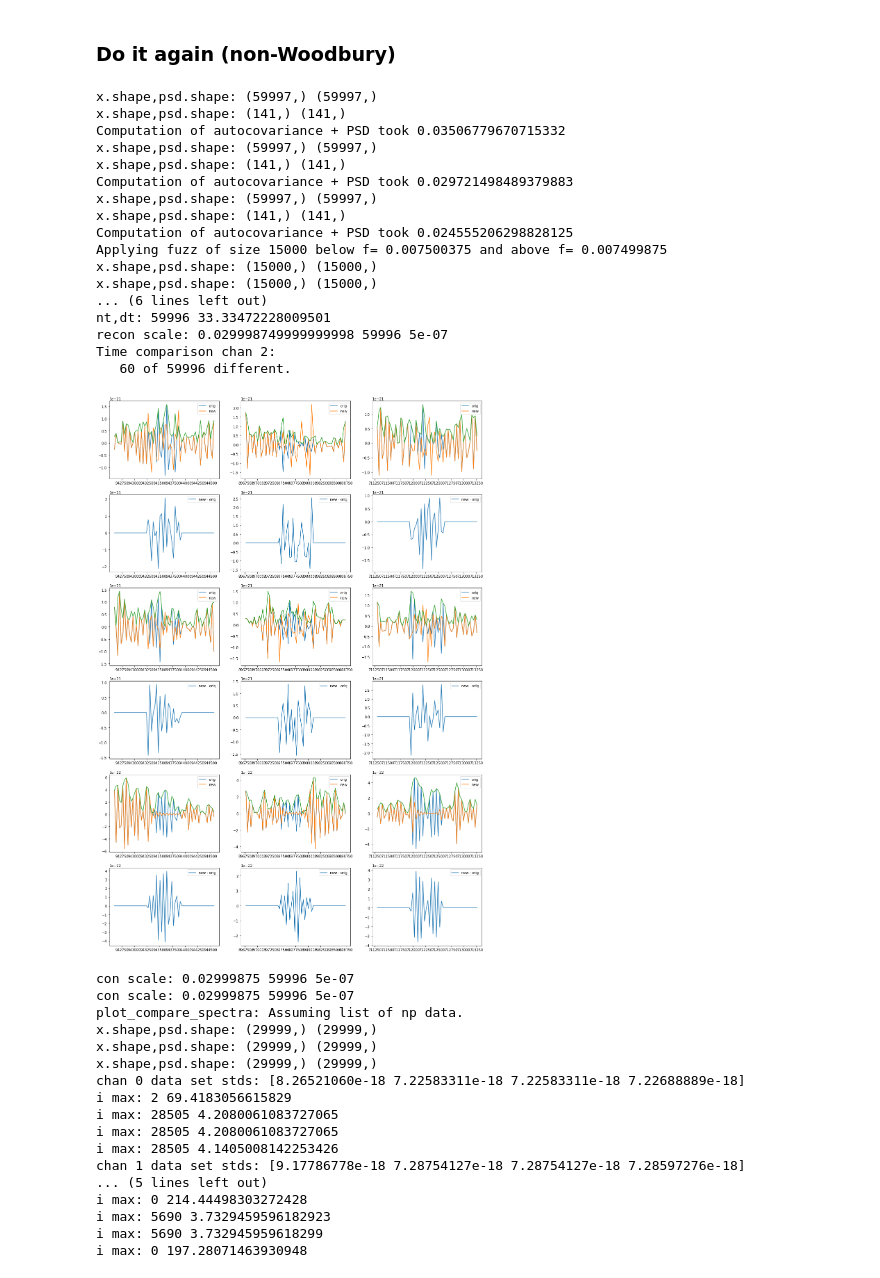
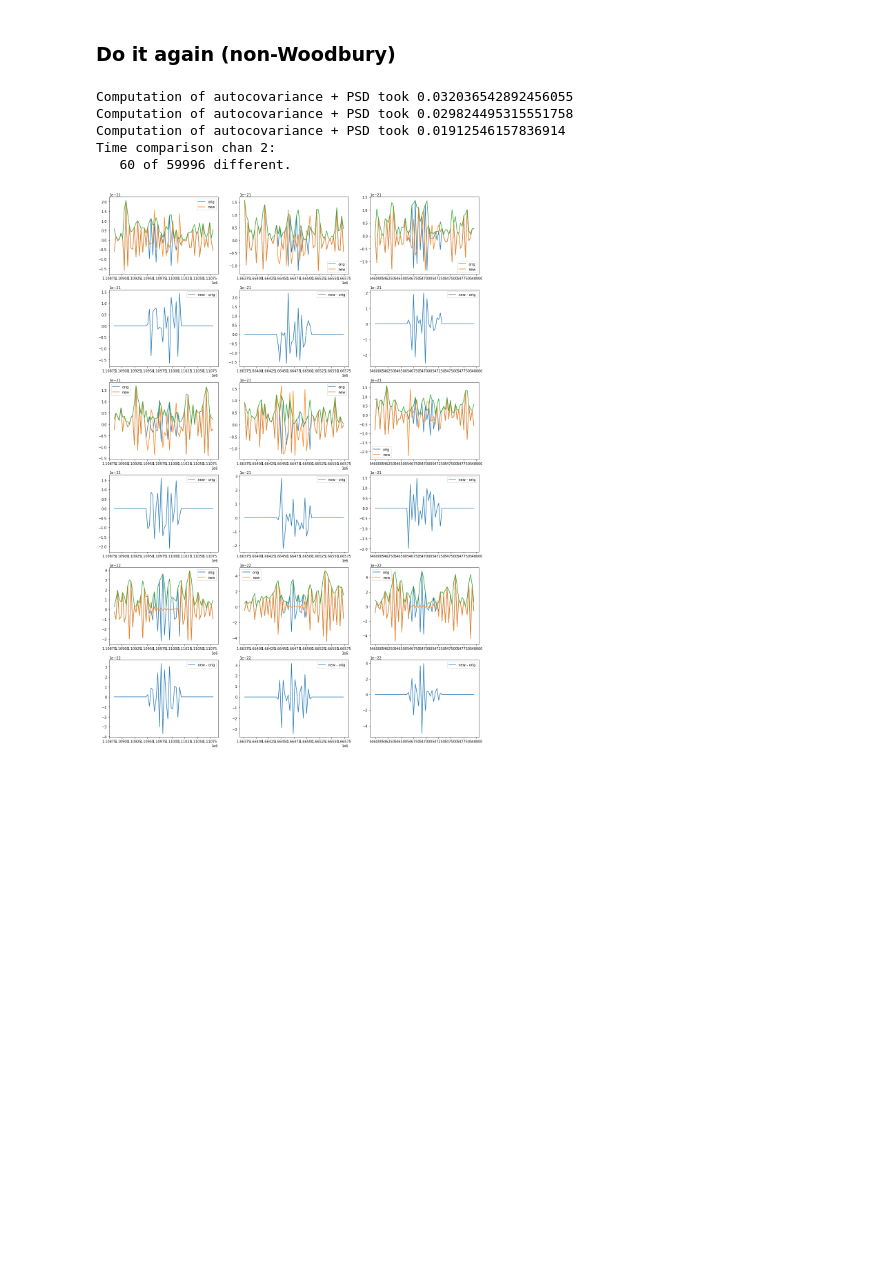
Before and after one commit to qbaghi/bayesdawn, a Jupyter notebook: notebooks/MBHB-search-dev-globe.ipynb, the cells around one changed output. Cells and saved outputs as stored; diff of their text form; code cells hidden in the pictures; blank space fills up the shorter version.

```diff
--- a/notebooks/MBHB-search-dev-globe.ipynb
+++ b/notebooks/MBHB-search-dev-globe.ipynb
@@ -3,0 +1,9 @@ import matplotlib.pyplot as plt
+# %%
+import sys
+import numpy as np
+import matplotlib.pyplot as plt
+import lisabeta.lisa.pyLISAnoise as pyLISAnoise
+lisabetadir='/data/jgbaker/software/lisabetaDev/'
+sys.path.append(lisabetadir+'mcmc/')
+import bayesdawn.connect.lisabeta_fill_gaps as fill_gaps
+use_fill_gaps=True
@@ -286,6 +298,9 @@ def construct_specialized_data(yt,nchan,df,f0):
         yf[:,2+2*i] += yfft[ioff:].imag
 
     return yf
+if use_fill_gaps:
+    reconstruct_time_domain=fill_gaps.reconstruct_time_domain
+    construct_specialized_data=fill_gaps.construct_specialized_data
 
 datax=datan
 yy = reconstruct_time_domain(datax,3)
@@ -324,12 +342,15 @@ i max: 26025 4.427199372970116
 ### Function for viewing/comparing gap data
 Given a set of gaps, together with various (eg gapped and ungapped) versions of the TD data, produces comparison plots for each channel around each gap
 # %%
-def view_gaps(ts,ys,gapstarts,gapends,labels=None):
+def view_gaps(ts,ys,maskinfo,nwing=20,labels=None):
+    gapstarts=maskinfo['starts']
+    gapends=maskinfo['ends']
     n=len(gapstarts)
+    nchan=len(ys[0])
     fig, axs = plt.subplots(nchan*2,n,figsize=[6.4*n,4.8*nchan*2],squeeze=False)
     for i in range(n):
-        i0=gapstarts[i]-gaplength
-        iend=gapends[i]+gaplength
+        i0=gapstarts[i]-nwing
+        iend=gapends[i]+nwing
         for j in range(nchan):
             ax=axs[j*2,i]
             for yi in ys:
@@ -341,6 +362,7 @@ def view_gaps(ts,ys,gapstarts,gapends,labels=None):
                 ax.plot(ts[i0:iend],yi[j][i0:iend].real-ys[0][j][i0:iend].real)
             if labels is not None: ax.legend(labels=[l+' - '+labels[0] for l in labels[1:]])
     plt.show()
+if use_fill_gaps: view_gaps=fill_gaps.view_gaps
 
-view_gaps(ts,[y,y_masked,yy,yyt,],gapstarts[:3],gapends[:3],labels=['data','gapped','generated by func','transformed and reconstructed'])
+view_gaps(ts,[y,y_masked,yy,yyt,],gapinfo,labels=['data','gapped','generated by func','transformed and reconstructed'])
 # %% [output]
@@ -463,8 +479,9 @@ x.shape,psd.shape: (29999,) (29999,)
 - update_imputation: Perform the imputation on a set of FD residual data returning a revised version of the residual data, again in FD with re-drawn gap data.
 # %%
 # instantiate imputation class
-def create_imputation(mask,psd,nchan,method=None):
+def create_imputation(gapinfo,psd,nchan,method=None):
     imp=[]
+    mask=gapinfo['mask']
     for i in range(nchan):
         s=np.zeros(len(mask))  #for residual 'signal' is zero
         if method is not None and method=='woodbury':
@@ -480,10 +497,11 @@ def create_imputation(mask,psd,nchan,method=None):
         #imp_cls[i].update_psd(psd_cls)
     return imp
 
-def update_imputation(mask,imp,nchan,resid_data,nfuzz=0,psd=None,verbose=False):
+def update_imputation(gapinfo,imp,nchan,resid_data,nfuzz=0,psd=None,verbose=False):
     #Expecting residual data in the format (eg for nchan=3)
     #[[f0,Ar0,Ai0,Er0,Ei0,Tr0,Ti0],[f1,Ar1,Ai1,...],...]
     #print('resid_data=',resid_data)
+    mask=gapinfo['mask']
     resid=resid_data.copy()
     fs=resid[:,0]
     nd=len(resid)
@@ -532,13 +550,17 @@ def update_imputation(mask,imp,nchan,resid_data,nfuzz=0,psd=None,verbose=False):
         #for i in range(len(y[ich])):
         #    if tdiffs[i]:
         #        print('  ',i,ts[i],y[ich][i],y_rec[ich][i])
-    if verbose:view_gaps(ts,[y,y_rec],gapstarts[:3],gapends[:3],labels=['orig','new'])
+    if verbose:view_gaps(ts,[y,y_rec],gapinfo,labels=['orig','new'])
 
     result=construct_specialized_data(y_rec,nchan,df,fs[0])
     if verbose and psd is not None:
         control=construct_specialized_data(y,nchan,df,fs[0])
         plot_compare_spectra([resid_data,resid,control,result],PSDset=psd,labels=['orig','fuzzed','control','result'])
     return result
+
+if use_fill_gaps:
+    create_imputation=fill_gaps.create_imputation
+    update_imputation=fill_gaps.update_imputation
 # %% [markdown]
 ### Apply the imputation tothe noise data and compare spectra
 # %%
@@ -594,42 +595,14 @@ i max: 2 629062549765.553
 # %% [markdown]
 ### Do it again (non-Woodbury)
 # %%
-imp=create_imputation(mask,psd_cls,nchan)
-datan2=update_imputation(mask,imp,nchan,datan,nfuzz=15000,psd=psd_cls,verbose=True)
-#plot_compare_spectra([datan,datan2,datan_control],LISAnoise,labels=['before','after','control'])
+imp=create_imputation(gapinfo,psd_cls,nchan)
+datan2=update_imputation(gapinfo,imp,nchan,datan,nfuzz=15000,psd=psd_cls,verbose=True)
+plot_compare_spectra([datan,datan2,datan_control],LISAnoise,labels=['before','after','control'])
+view_gaps(ts,[reconstruct_time_domain(d,3) for d in [datan,datan2]],gapinfo,labels=['before','after'])
 # %% [output]
-x.shape,psd.shape: (59997,) (59997,)
-x.shape,psd.shape: (141,) (141,)
-Computation of autocovariance + PSD took 0.03506779670715332
-x.shape,psd.shape: (59997,) (59997,)
-x.shape,psd.shape: (141,) (141,)
-Computation of autocovariance + PSD took 0.029721498489379883
-x.shape,psd.shape: (59997,) (59997,)
-x.shape,psd.shape: (141,) (141,)
-Computation of autocovariance + PSD took 0.024555206298828125
-Applying fuzz of size 15000 below f= 0.007500375 and above f= 0.007499875
-x.shape,psd.shape: (15000,) (15000,)
-x.shape,psd.shape: (15000,) (15000,)
-... (6 lines left out)
-nt,dt: 59996 33.33472228009501
-recon scale: 0.029998749999999998 59996 5e-07
+Computation of autocovariance + PSD took 0.032036542892456055
+Computation of autocovariance + PSD took 0.029824495315551758
+Computation of autocovariance + PSD took 0.01912546157836914
 Time comparison chan 2:
    60 of 59996 different.
-[figure, old version]
+[figure, new version]
-con scale: 0.02999875 59996 5e-07
-con scale: 0.02999875 59996 5e-07
-plot_compare_spectra: Assuming list of np data.
-x.shape,psd.shape: (29999,) (29999,)
-x.shape,psd.shape: (29999,) (29999,)
-x.shape,psd.shape: (29999,) (29999,)
-chan 0 data set stds: [8.26521060e-18 7.22583311e-18 7.22583311e-18 7.22688889e-18]
-i max: 2 69.4183056615829
-i max: 28505 4.2080061083727065
-i max: 28505 4.2080061083727065
-i max: 28505 4.1405008142253426
-chan 1 data set stds: [9.17786778e-18 7.28754127e-18 7.28754127e-18 7.28597276e-18]
-... (5 lines left out)
-i max: 0 214.44498303272428
-i max: 5690 3.7329459596182923
-i max: 5690 3.732945959618299
-i max: 0 197.28071463930948
```
Also changed, not shown: parts of 14 cells of this notebook, 2 other files.
